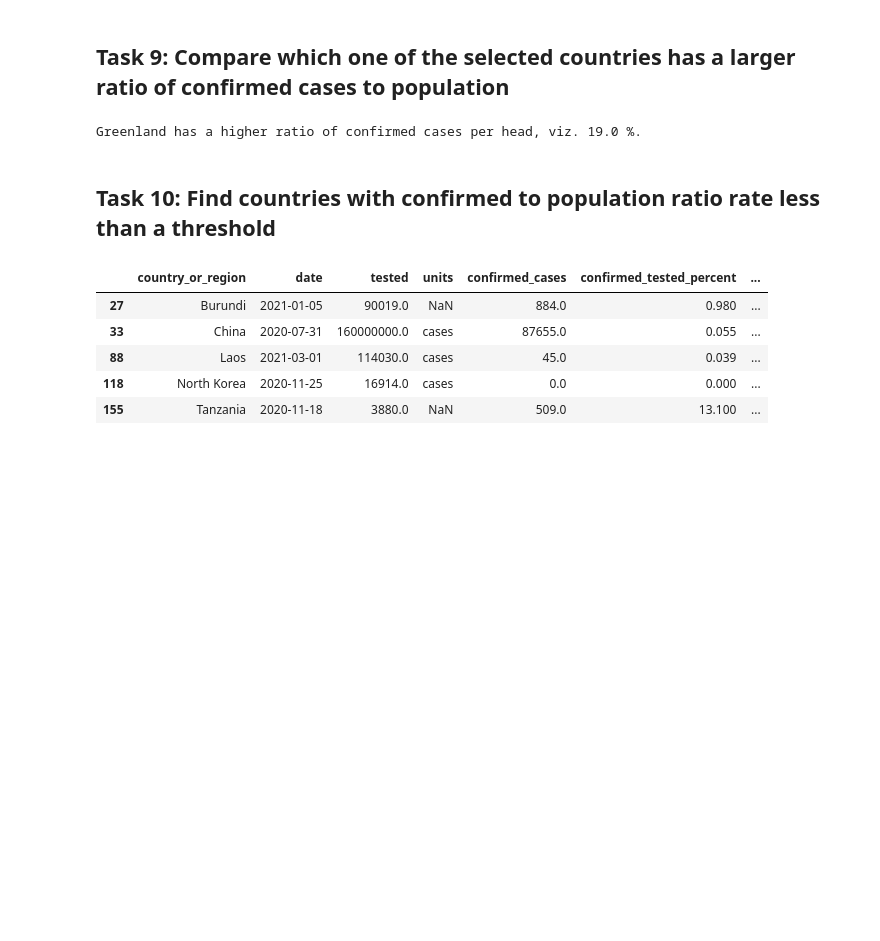
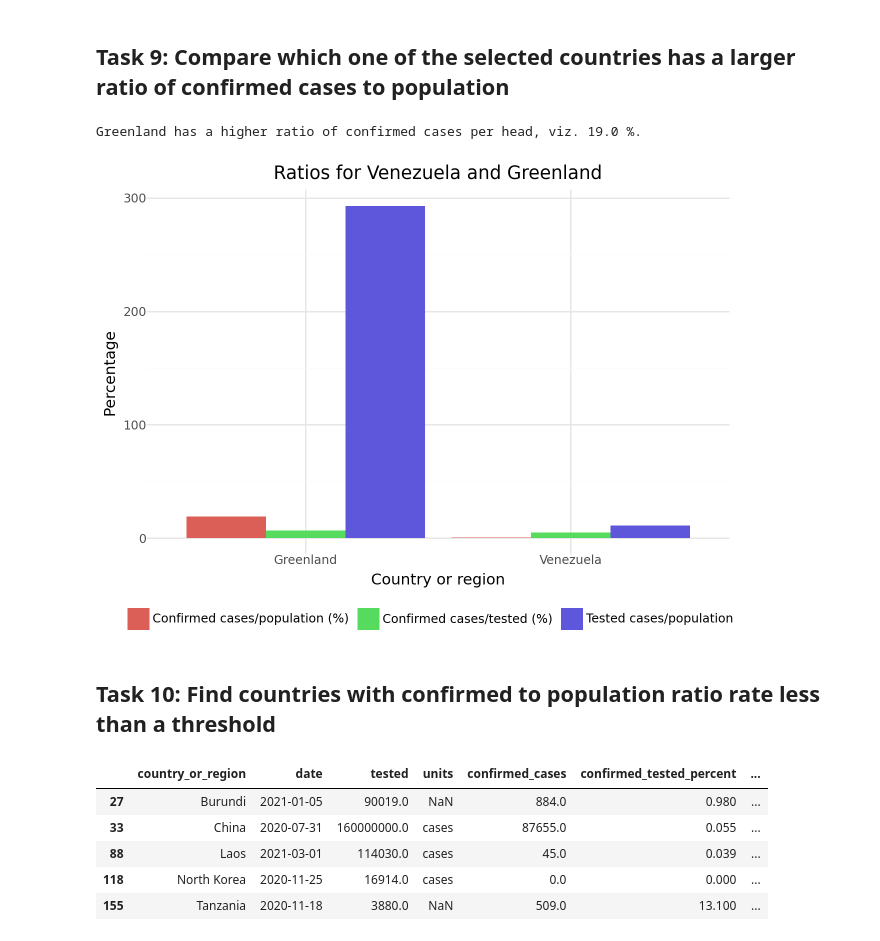
Before and after one commit to tros01/ibm_data_analyst, a Jupyter notebook: py_m5_covid-19_project.ipynb, the cells around one changed output. Cells and saved outputs as stored; diff of their text form; code cells hidden in the pictures; blank space fills up the shorter version.

```diff
--- a/py_m5_covid-19_project.ipynb
+++ b/py_m5_covid-19_project.ipynb
@@ -218,8 +218,10 @@ united_df
 ## Task 8: Pick two countries you are interested, and then review their testing data
 # %%
 # Subset the df to compare two countries
-c1 = df.copy().loc[df["country_or_region"] == "Venezuela",:]
-c2 = df.copy().loc[df["country_or_region"] == "Greenland",:]
+select_countries = ("Venezuela", "Greenland")
+
+c1 = df.copy().loc[df["country_or_region"] == select_countries[0],:]
+c2 = df.copy().loc[df["country_or_region"] == select_countries[1],:]
 
 pd.concat([c1, c2], axis=0)
 # %% [output]
@@ -240,6 +242,51 @@ else:
 print(country, "has a higher ratio of confirmed cases per head, viz.", ratio, "%.")
 # %% [output]
 Greenland has a higher ratio of confirmed cases per head, viz. 19.0 %.
+# %%
+# Select the same countries the pandas way and pivot for ggplot
+gg_df2 = df.copy()
+gg_df2 = gg_df2[gg_df2["country_or_region"].isin(select_countries)]
+
+ratio_cols = [c for c in gg_df2.columns if c.endswith("percent")]
+
+gg_df2 = gg_df2[["country_or_region"] + ratio_cols]
+gg_df2 = pd.melt(
+    gg_df2,
+    id_vars=["country_or_region"],
+    value_vars=ratio_cols,
+    var_name='var',
+    value_name='val'
+    )
+
+gg_df2["var"] = pd.Categorical(
+    gg_df2["var"],
+    categories=(
+        "confirmed_population_percent",
+        "confirmed_tested_percent",
+        "tested_population_percent"
+    )
+)
+
+# Plot the percentages
+(
+    gg.ggplot(gg_df2, mapping=gg.aes(fill="var", y="val", x="country_or_region")) +
+        gg.geom_bar(position="dodge", stat="identity") +
+        gg.theme_minimal() +
+        gg.theme(legend_position = "bottom") +
+        gg.labs(
+            title=f"Ratios for {select_countries[0]} and {select_countries[1]}",
+            x="Country or region",
+            y="Percentage",
+            fill=""
+        ) +
+        gg.scale_fill_discrete(labels={
+            "confirmed_population_percent": "Confirmed cases/population (%)",
+            "confirmed_tested_percent": "Confirmed cases/tested (%)",
+            "tested_population_percent": "Tested cases/population (%)"
+        })
+)
+# %% [output]
+[figure, added]
 # %% [markdown]
 ## Task 10: Find countries with confirmed to population ratio rate less than a threshold
 # %%
```
Also changed, not shown: parts of 1 cell of this notebook.
